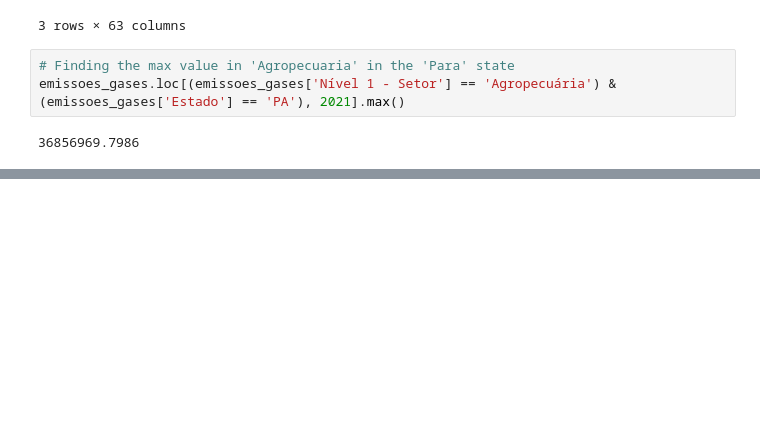
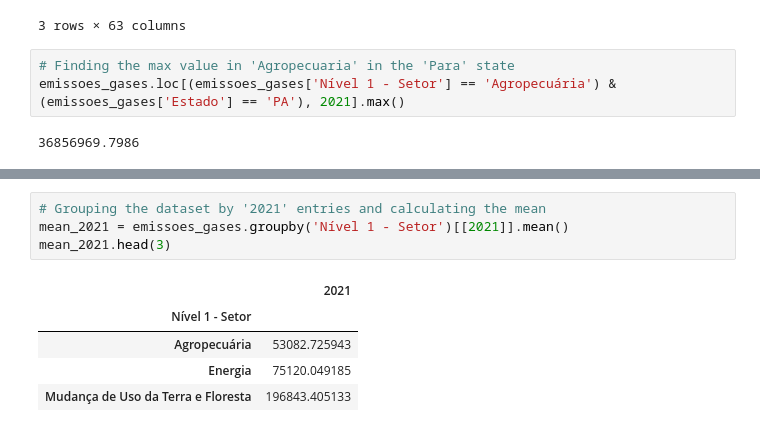
Before and after one commit to Matheus-Pombeiro/pandas_selecao_e_agrupamento, a Jupyter notebook: pandas_selecao_e_agrupamento_challenge.ipynb, the cells around one changed output, grey strips where cells are left out. Drawn from its saved outputs; the diff is of its cells as text; blank space fills up the shorter version.

```diff
--- a/pandas_selecao_e_agrupamento_challenge.ipynb
+++ b/pandas_selecao_e_agrupamento_challenge.ipynb
@@ -57,0 +76,10 @@ emissoes_gases.loc[(emissoes_gases['Nível 1 - Setor'] == 'Agropecuária') & (em
+# %%
+# Grouping the dataset by '2021' entries and calculating the mean
+mean_2021 = emissoes_gases.groupby('Nível 1 - Setor')[[2021]].mean()
+mean_2021.head(3)
+# %% [output]
+|  | 2021 |
+| Nível 1 - Setor |  |
+| Agropecuária | 53082.725943 |
+| Energia | 75120.049185 |
+| Mudança de Uso da Terra e Floresta | 196843.405133 |
```
Also changed, not shown: parts of 4 cells of this notebook.
